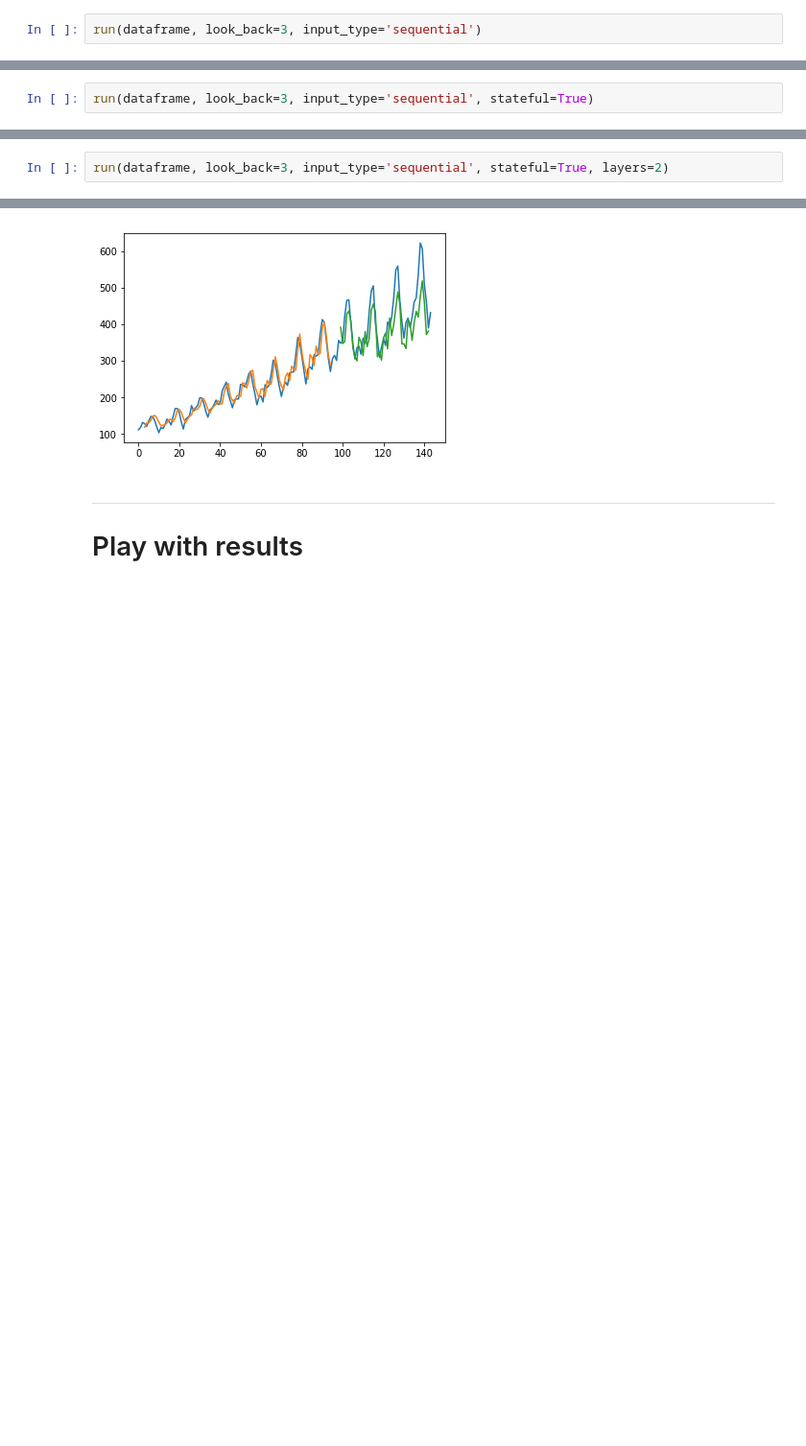
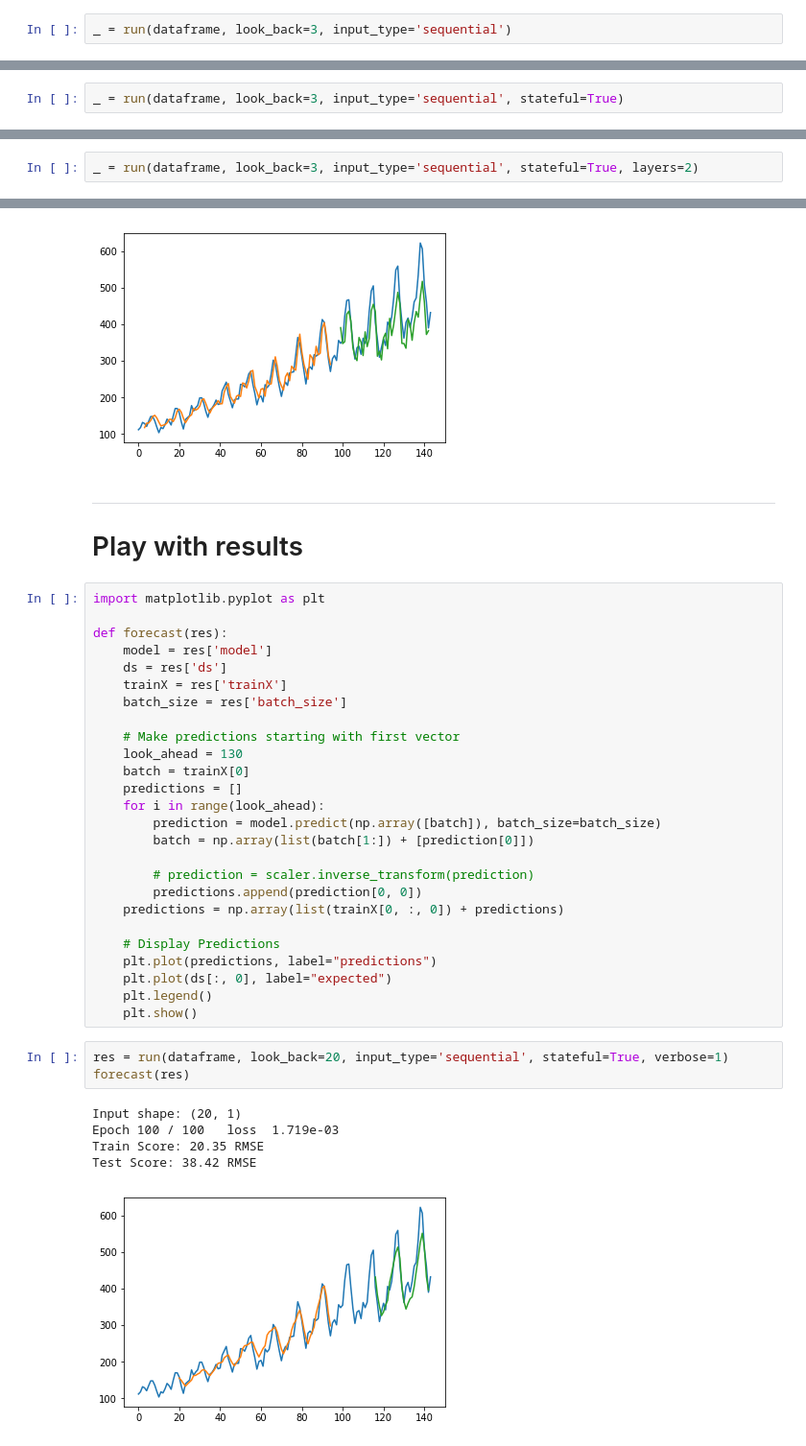
Before and after one commit to OctaveLauby/PyRnnArchitect, a Jupyter notebook: LSTM_Keras.ipynb, the cells around one changed output, grey strips where cells are left out. Shown at 96% size. Saved outputs shown, nothing was run; the diff lists cells and outputs as text; blank space fills up the shorter version.

```diff
--- a/LSTM_Keras.ipynb
+++ b/LSTM_Keras.ipynb
@@ -296,7 +297,7 @@ Test Score: 58.04 RMSE
 ## Regression with time step
 > **many to one** RNN with **scalar input**
 # %%
-run(dataframe, look_back=3, input_type='sequential')
+_ = run(dataframe, look_back=3, input_type='sequential')
 # %% [output]
 Input shape: (3, 1)
 Train Score: 23.69 RMSE
@@ -305,7 +306,7 @@ Test Score: 58.85 RMSE
 # %% [markdown]
 ## Memory Between Batches
 # %%
-run(dataframe, look_back=3, input_type='sequential', stateful=True)
+_ = run(dataframe, look_back=3, input_type='sequential', stateful=True)
 # %% [output]
 Input shape: (3, 1)
 Train Score: 20.74 RMSE
@@ -314,6 +315,6 @@ Test Score: 50.72 RMSE
 # %% [markdown]
 ## Stacked LSTM
 # %%
-run(dataframe, look_back=3, input_type='sequential', stateful=True, layers=2)
+_ = run(dataframe, look_back=3, input_type='sequential', stateful=True, layers=2)
 # %% [output]
 Input shape: (3, 1)
@@ -323,3 +324,38 @@ Test Score: 54.78 RMSE
 # %% [markdown]
 ---
 # Play with results
+# %%
+import matplotlib.pyplot as plt
+
+def forecast(res):
+    model = res['model']
+    ds = res['ds']
+    trainX = res['trainX']
+    batch_size = res['batch_size']
+
+    # Make predictions starting with first vector
+    look_ahead = 130
+    batch = trainX[0]
+    predictions = []
+    for i in range(look_ahead):
+        prediction = model.predict(np.array([batch]), batch_size=batch_size)
+        batch = np.array(list(batch[1:]) + [prediction[0]])
+
+        # prediction = scaler.inverse_transform(prediction)
+        predictions.append(prediction[0, 0])
+    predictions = np.array(list(trainX[0, :, 0]) + predictions)
+
+    # Display Predictions
+    plt.plot(predictions, label="predictions")
+    plt.plot(ds[:, 0], label="expected")
+    plt.legend()
+    plt.show()
+# %%
+res = run(dataframe, look_back=20, input_type='sequential', stateful=True, verbose=1)
+forecast(res)
+# %% [output]
+Input shape: (20, 1)
+Epoch 100 / 100   loss  1.719e-03
+Train Score: 20.35 RMSE
+Test Score: 38.42 RMSE
+[figure, added]
```
Also changed, not shown: parts of 22 cells of this notebook.
